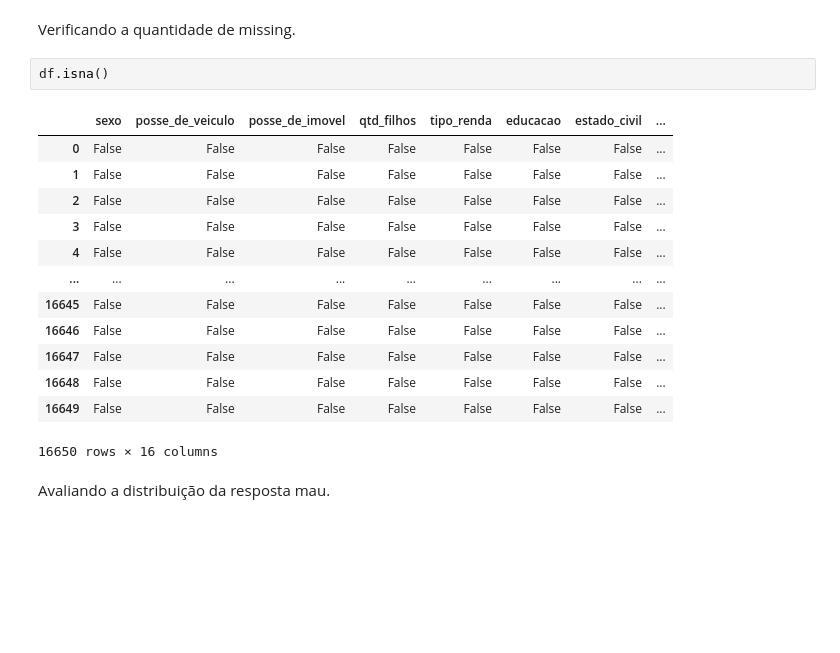
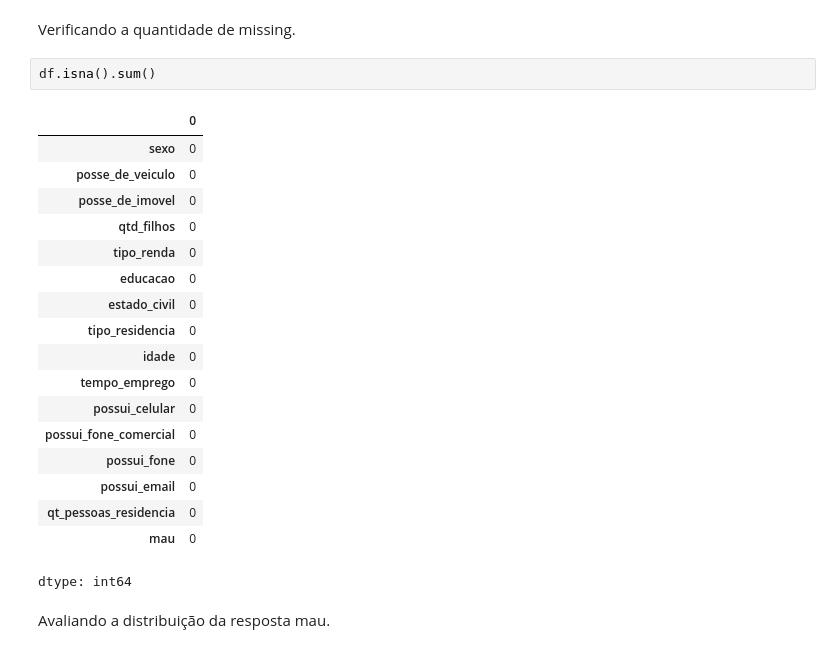
Before and after one commit to CaduPortifolio/An-lise, a Jupyter notebook: Mod07_Tarefa_01.ipynb, the cells around one changed output. Drawn from its saved outputs; the diff is of its cells as text; blank space fills up the shorter version.

```diff
--- a/Mod07_Tarefa_01.ipynb
+++ b/Mod07_Tarefa_01.ipynb
@@ -53,21 +53,26 @@ dtype: object
 # %% [markdown]
 Verificando a quantidade de missing.
 # %%
-df.isna()
+df.isna().sum()
 # %% [output]
-|  | sexo | posse_de_veiculo | posse_de_imovel | qtd_filhos | tipo_renda | educacao | estado_civil | ... |
-| 0 | False | False | False | False | False | False | False | ... |
-| 1 | False | False | False | False | False | False | False | ... |
-| 2 | False | False | False | False | False | False | False | ... |
-| 3 | False | False | False | False | False | False | False | ... |
-| 4 | False | False | False | False | False | False | False | ... |
-| ... | ... | ... | ... | ... | ... | ... | ... | ... |
-| 16645 | False | False | False | False | False | False | False | ... |
-| 16646 | False | False | False | False | False | False | False | ... |
-| 16647 | False | False | False | False | False | False | False | ... |
-| 16648 | False | False | False | False | False | False | False | ... |
-| 16649 | False | False | False | False | False | False | False | ... |
+|  | 0 |
+| sexo | 0 |
+| posse_de_veiculo | 0 |
+| posse_de_imovel | 0 |
+| qtd_filhos | 0 |
+| tipo_renda | 0 |
+| educacao | 0 |
+| estado_civil | 0 |
+| tipo_residencia | 0 |
+| idade | 0 |
+| tempo_emprego | 0 |
+| possui_celular | 0 |
+| possui_fone_comercial | 0 |
+| possui_fone | 0 |
+| possui_email | 0 |
+| qt_pessoas_residencia | 0 |
+| mau | 0 |
-16650 rows × 16 columns
+dtype: int64
 # %% [markdown]
 Avaliando a distribuição da resposta mau.
 # %%
```
Also changed, not shown: parts of 1 cell of this notebook.
